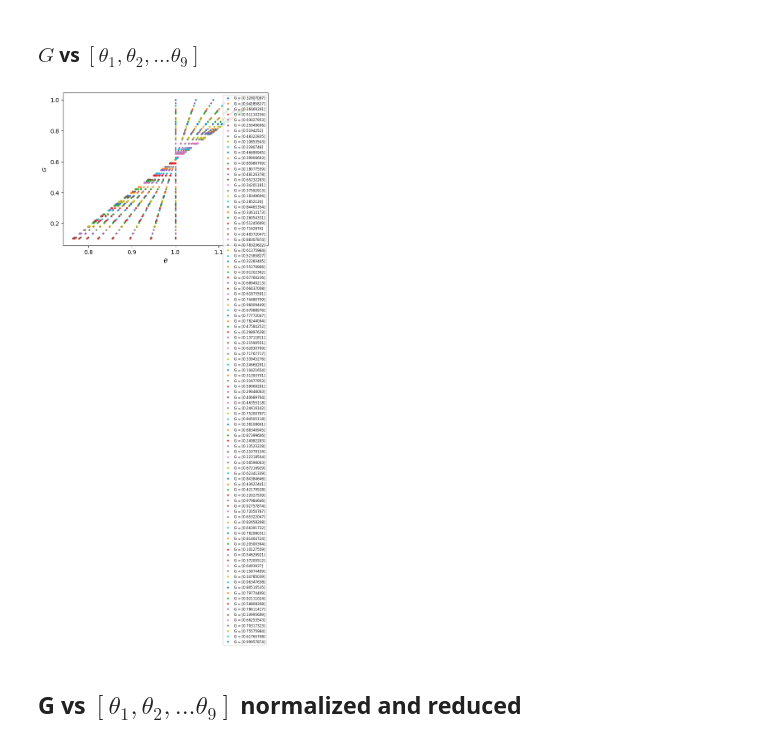
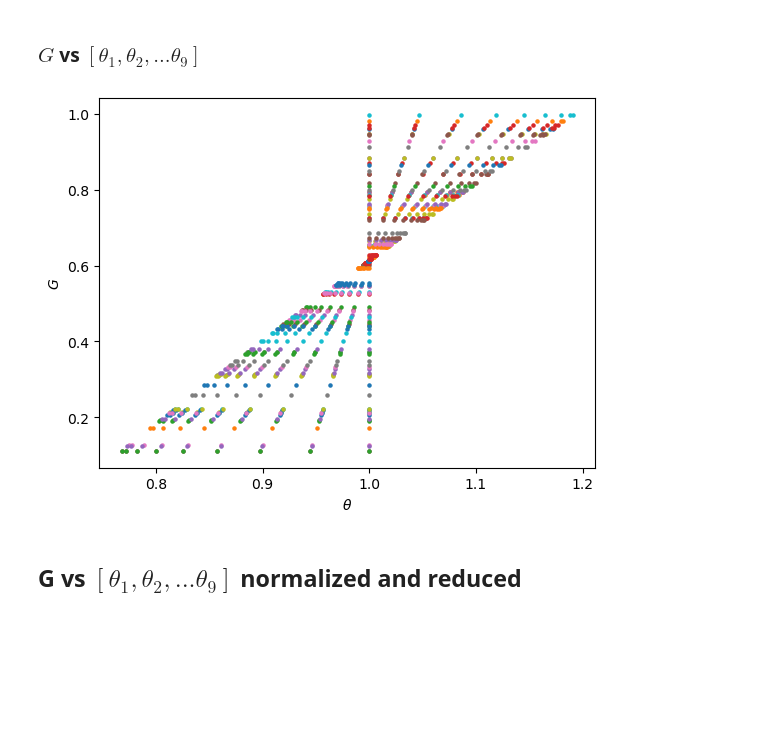
Before and after one commit to mvanzulli/Heat_Transfer_PINN, a Jupyter notebook: playground/Surrogate.ipynb, the cells around one changed output. Saved outputs shown, nothing was run; the diff lists cells and outputs as text; code cells hidden in the pictures; blank space fills up the shorter version.

```diff
--- a/playground/Surrogate.ipynb
+++ b/playground/Surrogate.ipynb
@@ -61,8 +61,8 @@ split_ratio = 0.2
 fields_T = ['T1', 'T2', 'T3', 'T4' ,'T5', 'T6' ,'T7', 'T8' ,'T9']
 fields_G = ['G']
 fields = fields_T + fields_G
-df_T = pd.read_csv(relative_csv_path, skipinitialspace=True, usecols=fields)
-df_train, df_test = train_test_split(df_T, test_size = split_ratio, random_state=random_seed)
+df = pd.read_csv(relative_csv_path, skipinitialspace=True, usecols=fields)
+df_train, df_test = train_test_split(df, test_size = split_ratio, random_state=random_seed)
 
 # Convert into numpy arrays
 X_train, Y_train = (df_train[fields_T].to_numpy(), df_train[fields_G].to_numpy())
@@ -356,14 +356,13 @@ while len(samples_plotted) <= num_sample_plots:
     if sample_picked not in samples_plotted:
         Y_plot = Y_train[sample_picked][0] * aux_ones
         label = "G = {}".format(Y_plot[1])
-        plt.scatter(X_train[sample_picked,:], Y_plot, label = label)
+        plt.scatter(X_train[sample_picked,:], Y_plot, label = label, s = 10)
         samples_plotted.append(sample_picked)
 
 
-plt.legend(loc = 'lower left')
 plt.xlabel(r'$T$ [K]')
 plt.ylabel(r'$G$')
-plt.legend(loc='best', prop={'size': 6})
+# plt.legend(loc='best', prop={'size': 6})
 plt.savefig('part1_outputs/figures/GvsT.png')
 plt.show()
 # %% [output]
@@ -446,26 +445,24 @@ Theta_test = np.multiply(np.add(X_test, [-T_inf]), [1/(T_b - T_inf)])
 # %%
 num_sample_plots = 100
 aux_ones = np.ones((X_train.shape[1],))
 samples_plotted = []
 
 while len(samples_plotted) <= num_sample_plots:
     sample_picked = np.random.randint(0, Theta_train.shape[0])
     if sample_picked not in samples_plotted:
         G_sample = Y_train[sample_picked]
         Y_plot = G_sample * aux_ones
         label = "G = {}".format(G_sample)
         plt.scatter(Theta_train[sample_picked,:], Y_plot, label = label, s = 5)
         samples_plotted.append(sample_picked)
 
-
-plt.legend(loc = 'lower left')
 plt.xlabel(r'$\theta$')
 plt.ylabel(r'$G$')
-plt.legend(loc='best', prop={'size': 6})
+# plt.legend(loc='best', prop={'size': 6})
 plt.savefig('part1_outputs/figures/GvsTheta.png')
 plt.show()
 # %% [output]
-[figure, old version]
+[figure, new version]
 # %% [markdown]
 ## G vs $[\theta_1, \theta_2,... \theta_9]$ normalized and reduced
 # %%
```
Also changed, not shown: parts of 11 cells of this notebook, 45 other files.
